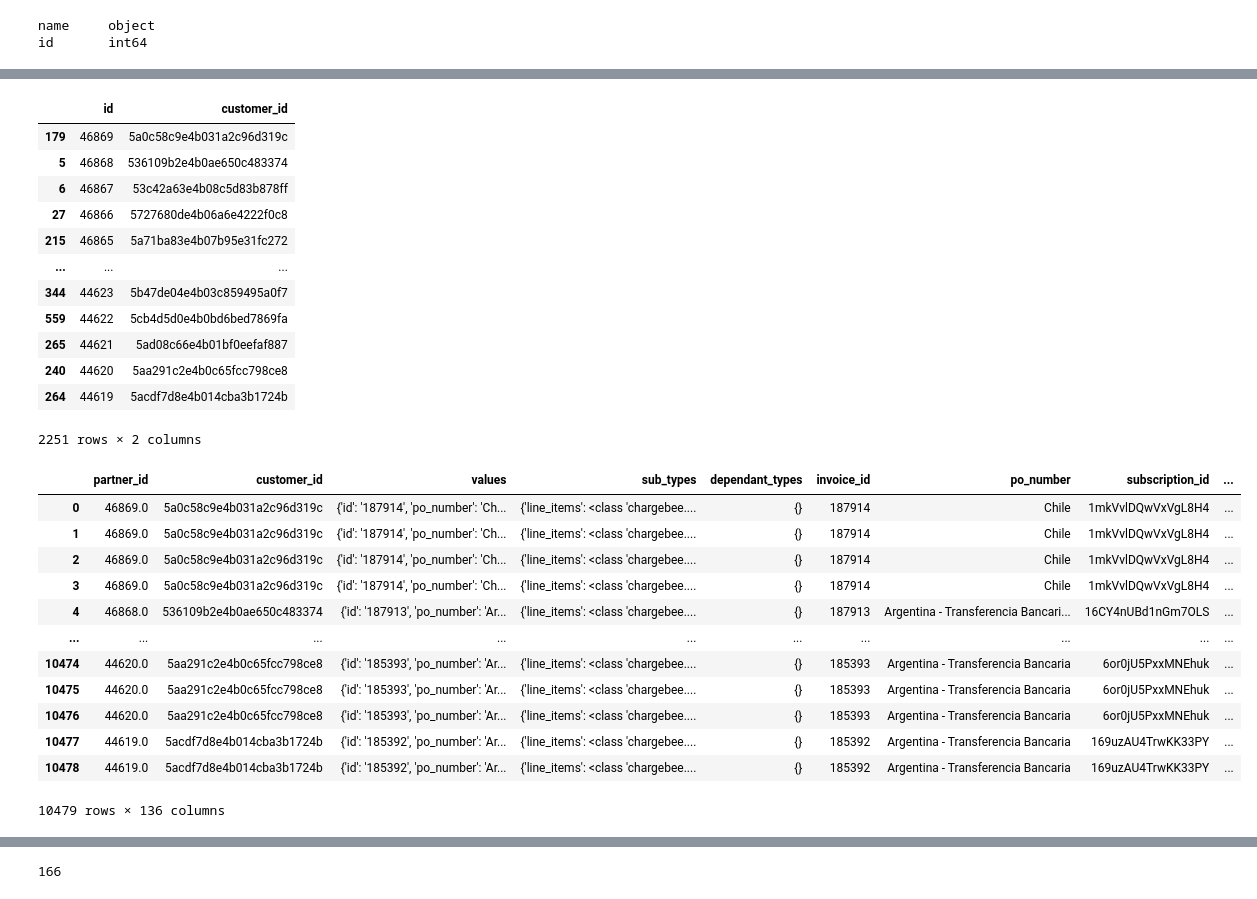
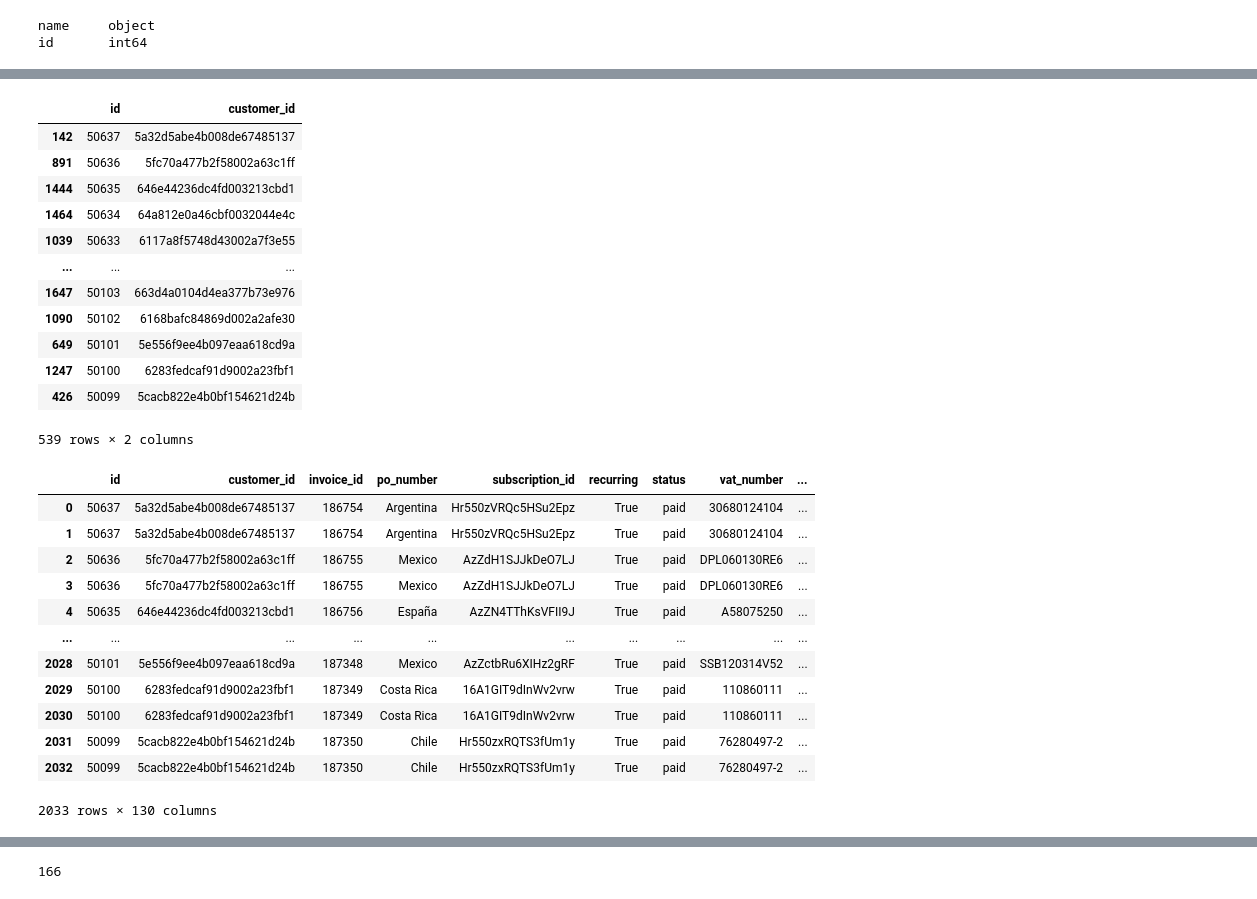
Before and after one commit to JAleGalpio/odoo_migration, a Jupyter notebook: integration2.ipynb, the cells around one changed output, grey strips where cells are left out. Drawn from its saved outputs; the diff is of its cells as text; code cells hidden in the pictures.

```diff
--- a/integration2.ipynb
+++ b/integration2.ipynb
@@ -81,8 +81,8 @@ import time
 def get_chargebee_invoices_august_2024():
     invoice_list = []
     offset = None  # Inicialmente sin offset para la paginación
-    start_date = int(time.mktime(time.strptime("2024-08-01", "%Y-%m-%d")))  # 1 de agosto de 2024 en Unix Timestamp
-    end_date = int(time.mktime(time.strptime("2024-08-31 23:59:59", "%Y-%m-%d %H:%M:%S")))  # 31 de agosto de 2024
+    start_date = int(time.mktime(time.strptime("2024-08-16", "%Y-%m-%d")))  # 1 de agosto de 2024 en Unix Timestamp
+    end_date = int(time.mktime(time.strptime("2024-08-23 23:59:59", "%Y-%m-%d %H:%M:%S")))  # 31 de agosto de 2024
 
     while True:
         # Obtener la lista de facturas, sin límite explícito, pero con paginación
@@ -484,6 +444,8 @@ df_payments['paid_at'] = pd.to_datetime(df_payments['paid_at'], unit='s', utc=Tr
 df_payments['due_date'] = pd.to_datetime(df_payments['due_date'], unit='s', utc=True).dt.tz_convert(argentina_tz)
 df_payments['date'] = pd.to_datetime(df_payments['date'], unit='s', utc=True).dt.tz_convert(argentina_tz)
 # %%
+#ordene la data por la invoice_id
 order = df_payments.sort_values(by='invoice_id', ascending=False)
+order = order.drop(columns=['values', 'sub_types', 'dependant_types'])
 order
 # %% [output]
@@ -502,0 +465,4 @@ order
+# %%
+#siempre renombro los campos de id para que no haya conflicto mas adelante
+order = order.rename(columns={'id':'line_item_id'})
+order
@@ -827,10 +821,13 @@ i5 = odoo.search_read('res.partner', [], ['id', 'name'], limit=None)
 partner2 = pd.DataFrame(i5)
 
 # Ordenar el DataFrame por la columna 'id' en orden descendente y seleccionar la cantidad de los ultimos registros que hay que ver
-last = partner2.sort_values(by='id', ascending=False).head(2251)
+last = partner2.sort_values(by='id', ascending=False).head(539)
 
 # Mostrar el DataFrame con los últimos registros mostrando 'id' y 'name'
 last_rows_df = pd.DataFrame(last)
 last_rows_df
+
+#antes de los bulk insert habian 118 partners ids y el id del ultimo era 125
+#despues del anterior bulk insert quedaban 1329 registros y el ultimo id era 50098
 # %% [output]
 |  | id | name |
@@ -939,40 +912,38 @@ r_last_rows_df.sort_values(by='id', ascending=False)
 r_last_rows_df
 # %% [output]
 |  | id | customer_id |
-| 179 | 46869 | 5a0c58c9e4b031a2c96d319c |
-| 5 | 46868 | 536109b2e4b0ae650c483374 |
-| 6 | 46867 | 53c42a63e4b08c5d83b878ff |
-| 27 | 46866 | 5727680de4b06a6e4222f0c8 |
-| 215 | 46865 | 5a71ba83e4b07b95e31fc272 |
+| 142 | 50637 | 5a32d5abe4b008de67485137 |
+| 891 | 50636 | 5fc70a477b2f58002a63c1ff |
+| 1444 | 50635 | 646e44236dc4fd003213cbd1 |
+| 1464 | 50634 | 64a812e0a46cbf0032044e4c |
+| 1039 | 50633 | 6117a8f5748d43002a7f3e55 |
 | ... | ... | ... |
-| 344 | 44623 | 5b47de04e4b03c859495a0f7 |
-| 559 | 44622 | 5cb4d5d0e4b0bd6bed7869fa |
-| 265 | 44621 | 5ad08c66e4b01bf0eefaf887 |
-| 240 | 44620 | 5aa291c2e4b0c65fcc798ce8 |
-| 264 | 44619 | 5acdf7d8e4b014cba3b1724b |
+| 1647 | 50103 | 663d4a0104d4ea377b73e976 |
+| 1090 | 50102 | 6168bafc84869d002a2afe30 |
+| 649 | 50101 | 5e556f9ee4b097eaa618cd9a |
+| 1247 | 50100 | 6283fedcaf91d9002a23fbf1 |
+| 426 | 50099 | 5cacb822e4b0bf154621d24b |
-2251 rows × 2 columns
+539 rows × 2 columns
 # %%
 #unir el dataframe anterior con el de order que son todas las invoices de Chargebee y que estos coincidad para luego insertar los
 #datos de Chargebee necesarios para migrar a Odoo, terminando en un dataframe que tiene el partner_id y los campos de invoices de
 #Chargebee, esto lo hago para que en un solo dataframe tenga toda la data necesaria para posteriormente introducirla en account.move
 
 
-partners_Odoo_invoices = pd.merge(r_last_rows_df, order, on='customer_id', how='right')
-partners_Odoo_invoices.rename(columns={'id_x': 'partner_id'}, inplace=True)
-partners_Odoo_invoices.rename(columns={'id_y': 'invoice_id'}, inplace=True)
-partners_Odoo_invoices.sort_values(by='partner_id', ascending=False)
+partners_Odoo_invoices = pd.merge(r_last_rows_df, order, on='customer_id', how='inner')
+partners_Odoo_invoices.sort_values(by='id', ascending=False)
 partners_Odoo_invoices
 # %% [output]
-|  | partner_id | customer_id | values | sub_types | dependant_types | invoice_id | po_number | subscription_id | ... |
-| 0 | 46869.0 | 5a0c58c9e4b031a2c96d319c | {'id': '187914', 'po_number': 'Ch... | {'line_items': <class 'chargebee.... | {} | 187914 | Chile | 1mkVvlDQwVxVgL8H4 | ... |
-| 1 | 46869.0 | 5a0c58c9e4b031a2c96d319c | {'id': '187914', 'po_number': 'Ch... | {'line_items': <class 'chargebee.... | {} | 187914 | Chile | 1mkVvlDQwVxVgL8H4 | ... |
-| 2 | 46869.0 | 5a0c58c9e4b031a2c96d319c | {'id': '187914', 'po_number': 'Ch... | {'line_items': <class 'chargebee.... | {} | 187914 | Chile | 1mkVvlDQwVxVgL8H4 | ... |
-| 3 | 46869.0 | 5a0c58c9e4b031a2c96d319c | {'id': '187914', 'po_number': 'Ch... | {'line_items': <class 'chargebee.... | {} | 187914 | Chile | 1mkVvlDQwVxVgL8H4 | ... |
-| 4 | 46868.0 | 536109b2e4b0ae650c483374 | {'id': '187913', 'po_number': 'Ar... | {'line_items': <class 'chargebee.... | {} | 187913 | Argentina - Transferencia Bancari... | 16CY4nUBd1nGm7OLS | ... |
+|  | id | customer_id | invoice_id | po_number | subscription_id | recurring | status | vat_number | ... |
+| 0 | 50637 | 5a32d5abe4b008de67485137 | 186754 | Argentina | Hr550zVRQc5HSu2Epz | True | paid | 30680124104 | ... |
+| 1 | 50637 | 5a32d5abe4b008de67485137 | 186754 | Argentina | Hr550zVRQc5HSu2Epz | True | paid | 30680124104 | ... |
+| 2 | 50636 | 5fc70a477b2f58002a63c1ff | 186755 | Mexico | AzZdH1SJJkDeO7LJ | True | paid | DPL060130RE6 | ... |
+| 3 | 50636 | 5fc70a477b2f58002a63c1ff | 186755 | Mexico | AzZdH1SJJkDeO7LJ | True | paid | DPL060130RE6 | ... |
+| 4 | 50635 | 646e44236dc4fd003213cbd1 | 186756 | España | AzZN4TThKsVFII9J | True | paid | A58075250 | ... |
 | ... | ... | ... | ... | ... | ... | ... | ... | ... | ... |
-| 10474 | 44620.0 | 5aa291c2e4b0c65fcc798ce8 | {'id': '185393', 'po_number': 'Ar... | {'line_items': <class 'chargebee.... | {} | 185393 | Argentina - Transferencia Bancaria | 6or0jU5PxxMNEhuk | ... |
-| 10475 | 44620.0 | 5aa291c2e4b0c65fcc798ce8 | {'id': '185393', 'po_number': 'Ar... | {'line_items': <class 'chargebee.... | {} | 185393 | Argentina - Transferencia Bancaria | 6or0jU5PxxMNEhuk | ... |
-| 10476 | 44620.0 | 5aa291c2e4b0c65fcc798ce8 | {'id': '185393', 'po_number': 'Ar... | {'line_items': <class 'chargebee.... | {} | 185393 | Argentina - Transferencia Bancaria | 6or0jU5PxxMNEhuk | ... |
-| 10477 | 44619.0 | 5acdf7d8e4b014cba3b1724b | {'id': '185392', 'po_number': 'Ar... | {'line_items': <class 'chargebee.... | {} | 185392 | Argentina - Transferencia Bancaria | 169uzAU4TrwKK33PY | ... |
-| 10478 | 44619.0 | 5acdf7d8e4b014cba3b1724b | {'id': '185392', 'po_number': 'Ar... | {'line_items': <class 'chargebee.... | {} | 185392 | Argentina - Transferencia Bancaria | 169uzAU4TrwKK33PY | ... |
+| 2028 | 50101 | 5e556f9ee4b097eaa618cd9a | 187348 | Mexico | AzZctbRu6XIHz2gRF | True | paid | SSB120314V52 | ... |
+| 2029 | 50100 | 6283fedcaf91d9002a23fbf1 | 187349 | Costa Rica | 16A1GIT9dInWv2vrw | True | paid | 110860111 | ... |
+| 2030 | 50100 | 6283fedcaf91d9002a23fbf1 | 187349 | Costa Rica | 16A1GIT9dInWv2vrw | True | paid | 110860111 | ... |
+| 2031 | 50099 | 5cacb822e4b0bf154621d24b | 187350 | Chile | Hr550zxRQTS3fUm1y | True | paid | 76280497-2 | ... |
+| 2032 | 50099 | 5cacb822e4b0bf154621d24b | 187350 | Chile | Hr550zxRQTS3fUm1y | True | paid | 76280497-2 | ... |
-10479 rows × 136 columns
+2033 rows × 130 columns
```
Also changed, not shown: parts of 91 cells of this notebook, 1 other file.
